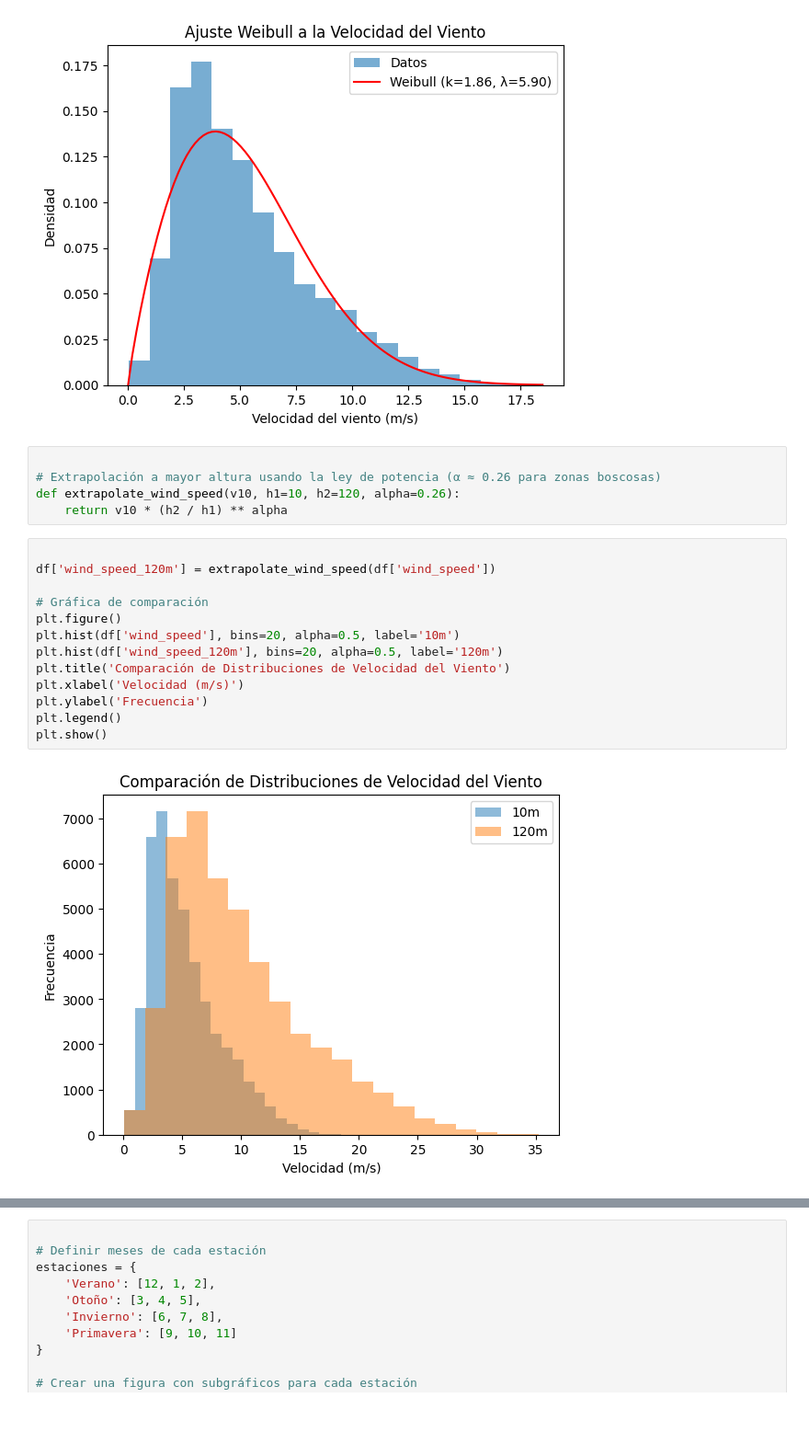
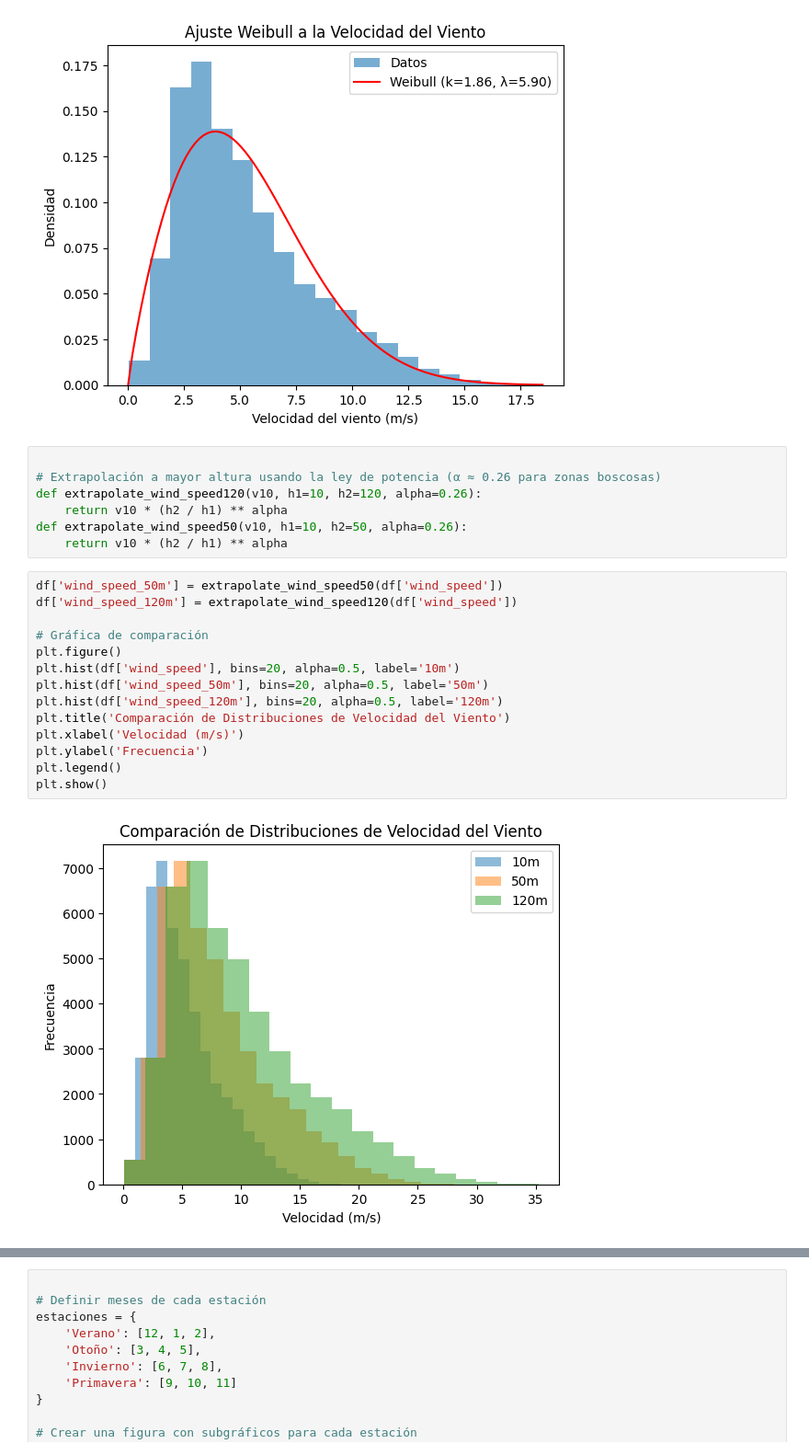
Before and after one commit to GiovanniSecchia/GiovanniSecchia, a Jupyter notebook: Eolica_2025/Ejemplo3.ipynb, the cells around one changed output, grey strips where cells are left out. Shown at 92% size. Drawn from its saved outputs; the diff is of its cells as text; blank space fills up the shorter version.

```diff
--- a/Eolica_2025/Ejemplo3.ipynb
+++ b/Eolica_2025/Ejemplo3.ipynb
@@ -103,20 +103,23 @@ plt.show()
 # %%
 
 # Extrapolación a mayor altura usando la ley de potencia (α ≈ 0.26 para zonas boscosas)
-def extrapolate_wind_speed(v10, h1=10, h2=120, alpha=0.26):
+def extrapolate_wind_speed120(v10, h1=10, h2=120, alpha=0.26):
     return v10 * (h2 / h1) ** alpha
+def extrapolate_wind_speed50(v10, h1=10, h2=50, alpha=0.26):
+    return v10 * (h2 / h1) ** alpha
 # %%
-
-df['wind_speed_120m'] = extrapolate_wind_speed(df['wind_speed'])
+df['wind_speed_50m'] = extrapolate_wind_speed50(df['wind_speed'])
+df['wind_speed_120m'] = extrapolate_wind_speed120(df['wind_speed'])
 
 # Gráfica de comparación
 plt.figure()
 plt.hist(df['wind_speed'], bins=20, alpha=0.5, label='10m')
+plt.hist(df['wind_speed_50m'], bins=20, alpha=0.5, label='50m')
 plt.hist(df['wind_speed_120m'], bins=20, alpha=0.5, label='120m')
 plt.title('Comparación de Distribuciones de Velocidad del Viento')
 plt.xlabel('Velocidad (m/s)')
 plt.ylabel('Frecuencia')
 plt.legend()
 plt.show()
 # %% [output]
-[figure, old version]
+[figure, new version]
```
Also changed, not shown: parts of 5 cells of this notebook.
